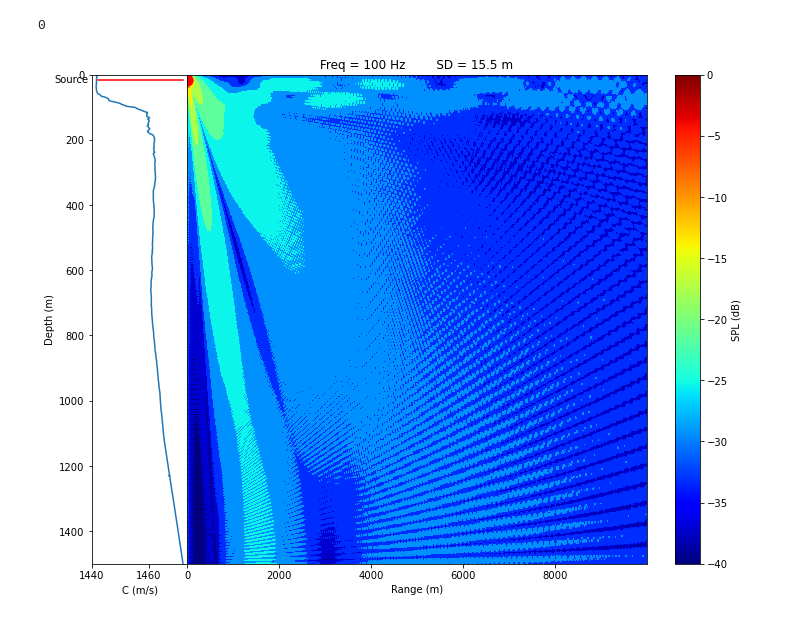
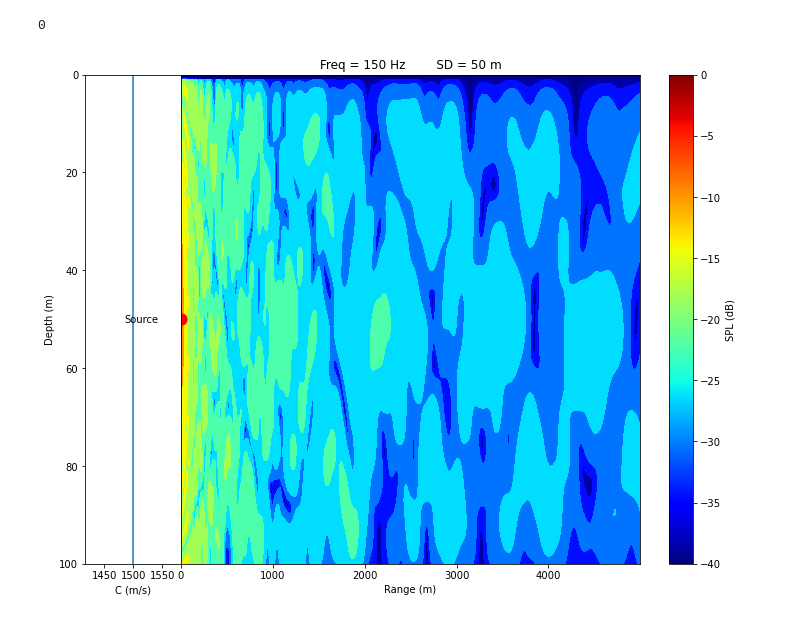
Before and after one commit to NeptuneProjects/TritonOA, a Jupyter notebook: Tutorials/KrakenTutorial.ipynb, the cells around one changed output. Cells and saved outputs as stored; diff of their text form; code cells hidden in the pictures.

```diff
--- a/Tutorials/KrakenTutorial.ipynb
+++ b/Tutorials/KrakenTutorial.ipynb
@@ -229,11 +230,11 @@ Description:
 <br>
 <br>Only KRAKEN, SCOOTER, and BOUNCE can use the shear wave information. SPARC and BELLHOP ignore it.
 # %%
-NMESH = 1500
+NMESH = 100
 SIGMA_TOP = 2
-ZB = 1500
+ZB = 100
 
-SSP_TYPE = "read"
+SSP_TYPE = "isospeed"
 
 Z = np.linspace(0,ZB,NMESH)
 if SSP_TYPE == "isospeed":
@@ -407,7 +408,7 @@ Sources and receivers cannot be placed in a half-space.
 If you are going to be doing a coupled-mode calculation then you must specify a large number of receiver depths spanning the entire column (down to the half-space). Fine sampling (about 10 points/wavelength) is needed to calculate the coupling integrals accurately.
 # %%
 NSD = 1
-SD = 15.5
+SD = 50
 NRD = NMESH
 RD = Z
 # %% [markdown]
@@ -465,8 +466,8 @@ os.system(f"field.exe {TITLE}")
 
 # modes.plot()
 # %%
-[x, x, x, x, Pos1, pressure] = readwrite.read_shd(f"{TITLE}.shd")
-pressure = abs(pressure)
+[x, x, x, x, Pos1, pressure_complex] = readwrite.read_shd(f"{TITLE}.shd")
+pressure = abs(pressure_complex)
 pressure[pressure == 0] = 1e-30
 pressure = 10 * np.log10(pressure / np.max(pressure))
 levs = np.linspace(np.min(pressure), np.max(pressure), 40)
@@ -476,31 +477,31 @@ gs = gridspec.GridSpec(nrows=1, ncols=2, wspace=0, width_ratios=[1, 6])
 
 ax1 = fig.add_subplot(gs[0])
 ax1 = plt.subplot(1, 2, 1)
 plt.plot(CP, Z)
 plt.plot(CP[[0, -1]], [SD, SD], 'r')
 ax1.invert_yaxis()
 plt.ylim(ZB,0)
 plt.xlabel("C (m/s)")
 plt.ylabel("Depth (m)")
 plt.text(CP[0]-15, SD, "Source", va="center")
 
 ax2 = fig.add_subplot(gs[1])
 vmin = -40
 vmax = 0
 plt.contourf(Pos1.r.range, Pos1.r.depth, (pressure[0, 0, :, :]), levels=levs, cmap="jet", vmin=vmin, vmax=vmax)
 # plt.imshow(pressure[0, 0, :, :])
 plt.gca().invert_yaxis()
 plt.yticks([])
 plt.xlabel("Range (m)")
 # plt.ylabel("Depth (m)")
 norm = mpl.colors.Normalize(vmin=vmin, vmax=vmax)
 # cbar = plt.colorbar(mpl.cm.ScalarMappable(norm=norm, cmap=cmap_spec))
 cbar = plt.colorbar(mpl.cm.ScalarMappable(norm=norm, cmap="jet"))
 cbar.set_label("SPL (dB)")
 plt.scatter(0, SD, s=500, c="r", marker=".")
 
 plt.title(f"Freq = {FREQ} Hz        SD = {SD} m")
 
 plt.show()
 # %% [output]
-[figure, old version]
+[figure, new version]
```
Also changed, not shown: parts of 5 cells of this notebook, 1 other file.
